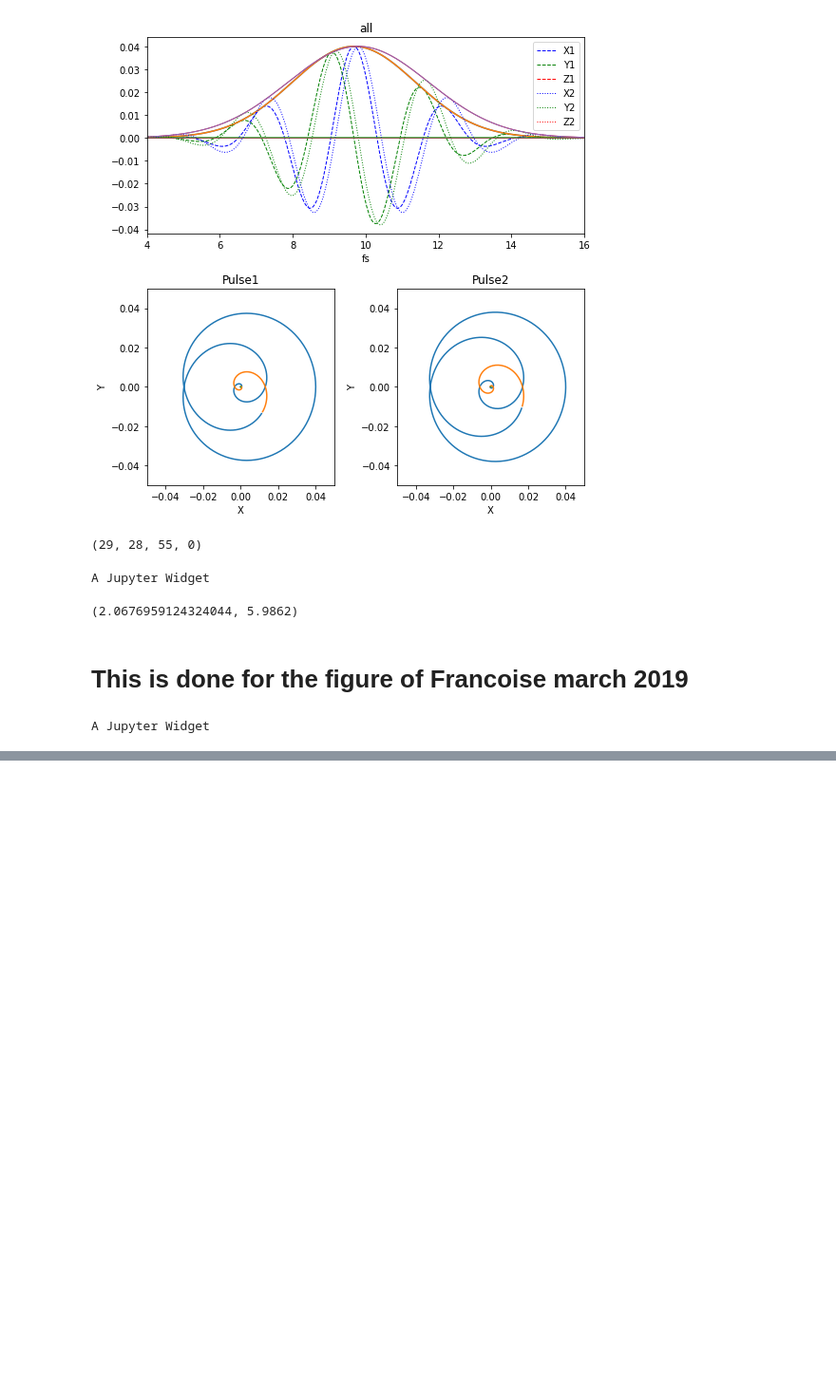
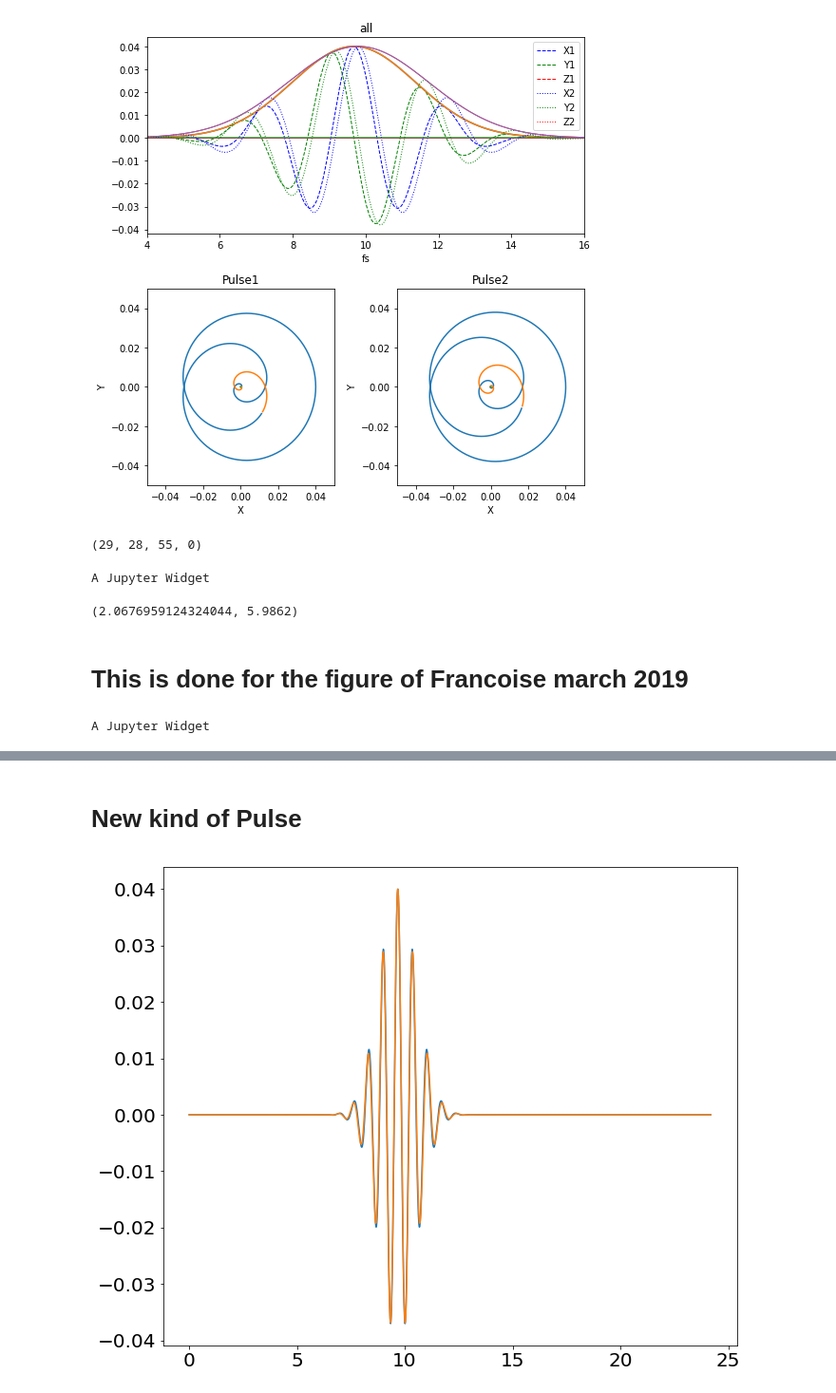
Before and after one commit to acuzzio/GridQuantumPropagator, a Jupyter notebook: Scripts/PULSETIME.ipynb, the cells around one changed output, grey strips where cells are left out. Shown at 95% size. Saved outputs shown, nothing was run; the diff lists cells and outputs as text; code cells hidden in the pictures; blank space fills up the shorter version.

Commit message:
NewPulseShape

```diff
--- a/Scripts/PULSETIME.ipynb
+++ b/Scripts/PULSETIME.ipynb
@@ -645,0 +652,30 @@ A Jupyter Widget
+# %% [markdown]
+# New kind of Pulse
+# %%
+def new_pulse(t,Ed,omega,sigma,phi,t0):
+    num = (t-t0)**2
+    den = 2*(sigma**2)
+
+    if (den == 0):
+        result = 0.0
+    else:
+        num2 = np.sin(omega*(t-t0) + phi) * (t-t0)
+        den2 = omega * sigma**2
+        result = Ed *  np.exp(-num/den)* (np.cos(omega*(t-t0) + phi) - num2/den2 )
+    return result
+
+
+
+times = np.linspace(0,1000,3000)
+pul = new_pulse(times, 0.04, 0.22, 35.11, 0, 400)
+pil2 = qp.pulZe(times, [0.04, 0.22, 35.11, 0, 400])
+
+fig, ax0 = plt.subplots(1,1,figsize = (10,8))
+
+ax0.plot(qp.fromAuToFs(times), pul)
+ax0.plot(qp.fromAuToFs(times), pil2)
+
+ax0.legend()
+fig.tight_layout()
+# %% [output]
+[figure, added]
```
Also changed, not shown: parts of 2 cells of this notebook, 3 other files.
